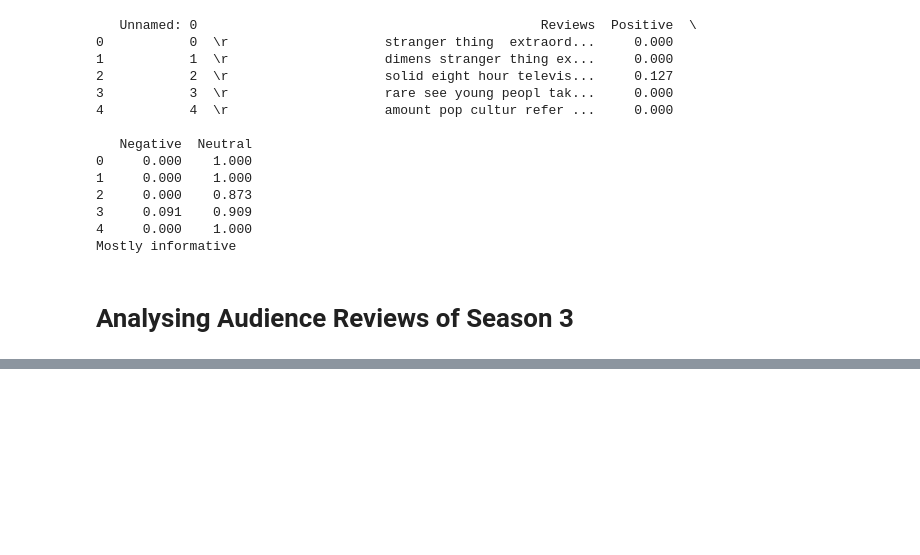
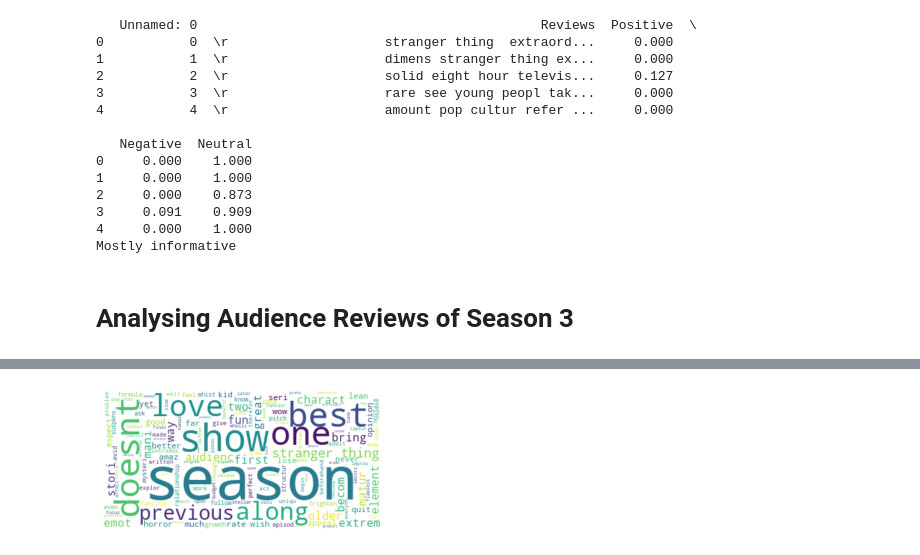
Before and after one commit to Arch200/StrangerThingsComparison, a Jupyter notebook: TheStrangerThingsProject.ipynb, the cells around one changed output, grey strips where cells are left out. Cells and saved outputs as stored; diff of their text form; code cells hidden in the pictures; blank space fills up the shorter version.

Commit message:
Analysed the audience reviews for season 3

```diff
--- a/TheStrangerThingsProject.ipynb
+++ b/TheStrangerThingsProject.ipynb
@@ -562,0 +586,3 @@ Mostly informative
+# %%
+audience_data = pd.read_csv('audienceReviews.csv', error_bad_lines=False,engine='python')
+print(audience_data)
@@ -562,0 +602,3 @@ Mostly informative
+# %%
+audience_data["Reviews"] = audience_data["Reviews"].apply(clean)
+print(audience_data)
@@ -562,0 +617,5 @@ Mostly informative
+# %%
+text = " ".join(i for i in audience_data.Reviews)
+make_cloud(text)
+# %% [output]
+[figure, added]
```
Also changed, not shown: parts of 6 cells of this notebook.
